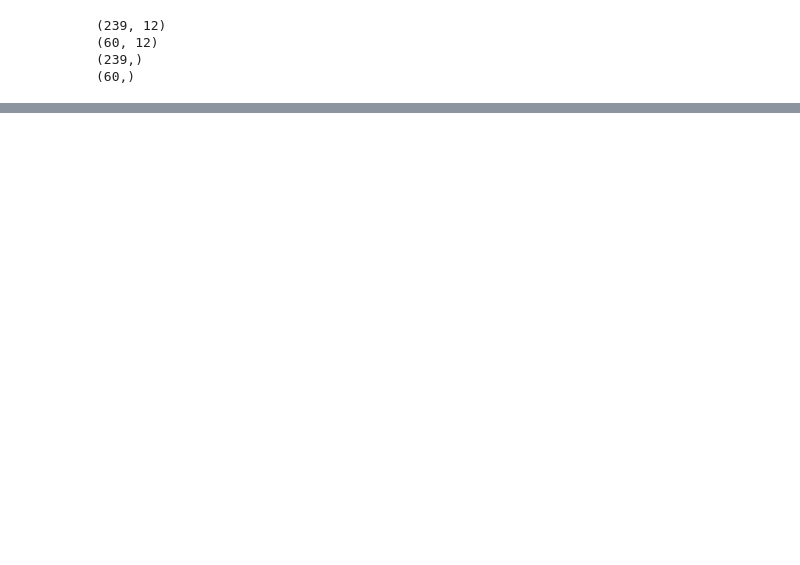
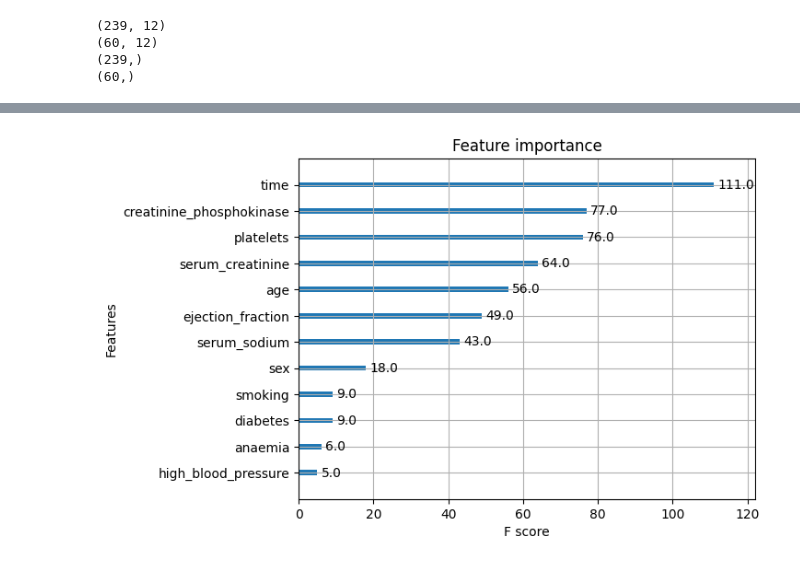
Before and after one commit to ahmed-226/ML, a Jupyter notebook: Diabetes_Death_Prediction/.ipynb, the cells around one changed output, grey strips where cells are left out. Drawn from its saved outputs; the diff is of its cells as text; code cells hidden in the pictures; blank space fills up the shorter version.

Commit message:
train lG DT RF XGB GBDT models

```diff
--- a/Diabetes_Death_Prediction/.ipynb
+++ b/Diabetes_Death_Prediction/.ipynb
@@ -186,0 +295,4 @@ X_test_int = add_interactions(X_test)
+# %%
+svc=SVC(C=1, gamma=0.0001)
+svc.fit(X_train,y_train)
+y_pred2 = svc.predict(X_test)
@@ -186,0 +372,8 @@ X_test_int = add_interactions(X_test)
+# %%
+ds_model=DecisionTreeClassifier(max_depth=8, max_features=0.9, max_leaf_nodes=30,
+                       min_impurity_decrease=0.05, min_samples_leaf=0.02,
+                       min_samples_split=10, min_weight_fraction_leaf=0.005,
+                       random_state=2, splitter='random')
+
+ds_model.fit(X_train, y_train)
+y_pred4 = ds_model.predict(X_test)
@@ -186,0 +432,5 @@ X_test_int = add_interactions(X_test)
+# %%
+rf_model=RandomForestClassifier(max_depth=8, max_features=0.8, min_impurity_decrease=0.01, min_samples_leaf=10, random_state=2)
+
+rf_model.fit(X_train, y_train)
+y_pred5 = rf_model.predict(X_test)
@@ -186,0 +458,12 @@ X_test_int = add_interactions(X_test)
+# %%
+from xgboost import XGBClassifier
+xgb=XGBClassifier(
+    colsample_bytree = 1.0,
+    learing_rate = 0.1,
+    max_depth = 4,
+    n_etimators = 400,
+    subsample = 1.0,
+)
+
+eval_set = [(X_test, y_test)]
+xgb.fit(X_train, y_train, eval_set=eval_set, verbose=True)
@@ -186,0 +528,6 @@ X_test_int = add_interactions(X_test)
+# %%
+from xgboost import plot_importance
+plot_importance(xgb)
+plt.show()
+# %% [output]
+[figure, added]
```
Also changed, not shown: parts of 19 cells of this notebook, 1 other file.
